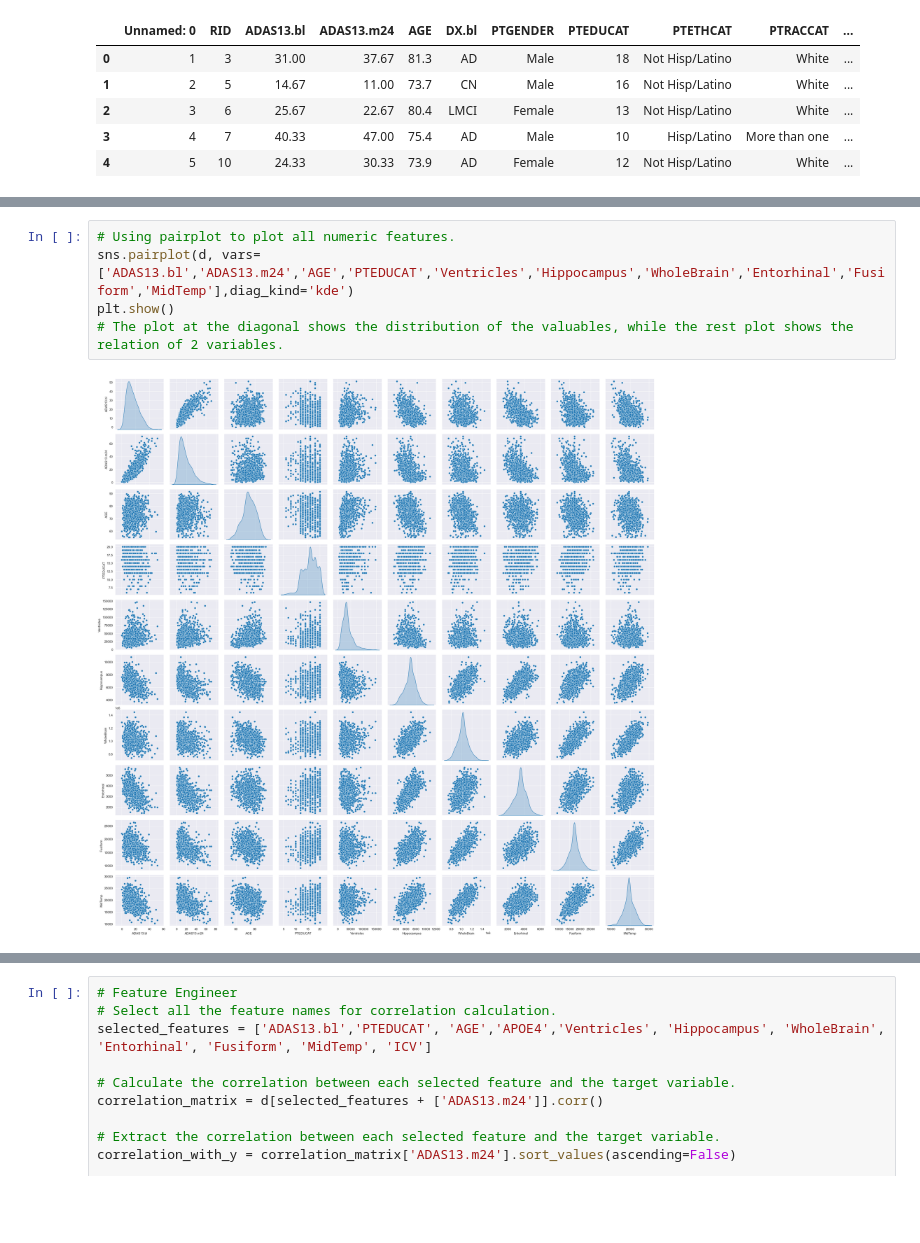
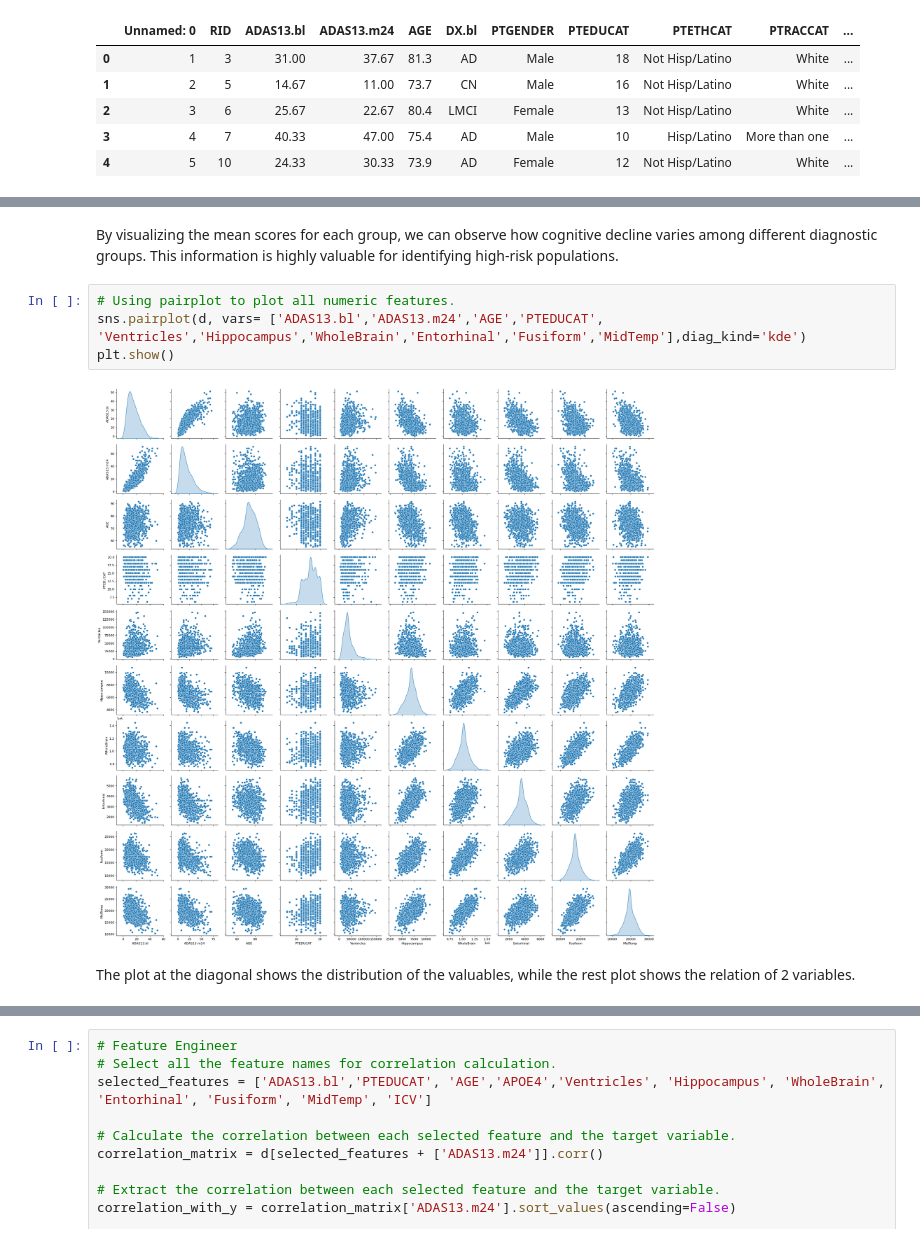
Before and after one commit to ormykingdown/MLP, a Jupyter notebook: project1_newest(2).ipynb, the cells around one changed output, grey strips where cells are left out. Drawn from its saved outputs; the diff is of its cells as text; blank space fills up the shorter version.

```diff
--- a/project1_newest(2).ipynb
+++ b/project1_newest(2).ipynb
@@ -186,10 +187,14 @@ plt.show()
+# %% [markdown]
+By visualizing the mean scores for each group, we can observe how cognitive decline varies among different diagnostic groups. This information is highly valuable for identifying high-risk populations.
 # %%
 # Using pairplot to plot all numeric features.
-sns.pairplot(d, vars= ['ADAS13.bl','ADAS13.m24','AGE','PTEDUCAT','Ventricles','Hippocampus','WholeBrain','Entorhinal','Fusiform','MidTemp'],diag_kind='kde')
+sns.pairplot(d, vars= ['ADAS13.bl','ADAS13.m24','AGE','PTEDUCAT',
+'Ventricles','Hippocampus','WholeBrain','Entorhinal','Fusiform','MidTemp'],diag_kind='kde')
 plt.show()
-# The plot at the diagonal shows the distribution of the valuables, while the rest plot shows the relation of 2 variables.
 # %% [output]
-[figure, old version]
+[figure, new version]
+# %% [markdown]
+The plot at the diagonal shows the distribution of the valuables, while the rest plot shows the relation of 2 variables.
 # %%
 numeric_data = d.select_dtypes(include=['number'])
 
```
Also changed, not shown: parts of 27 cells of this notebook.
